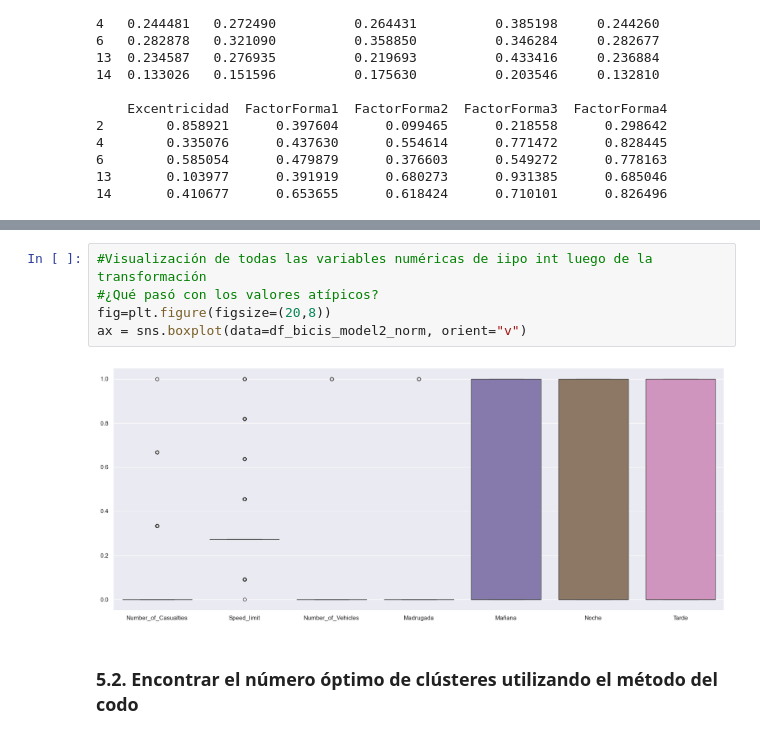
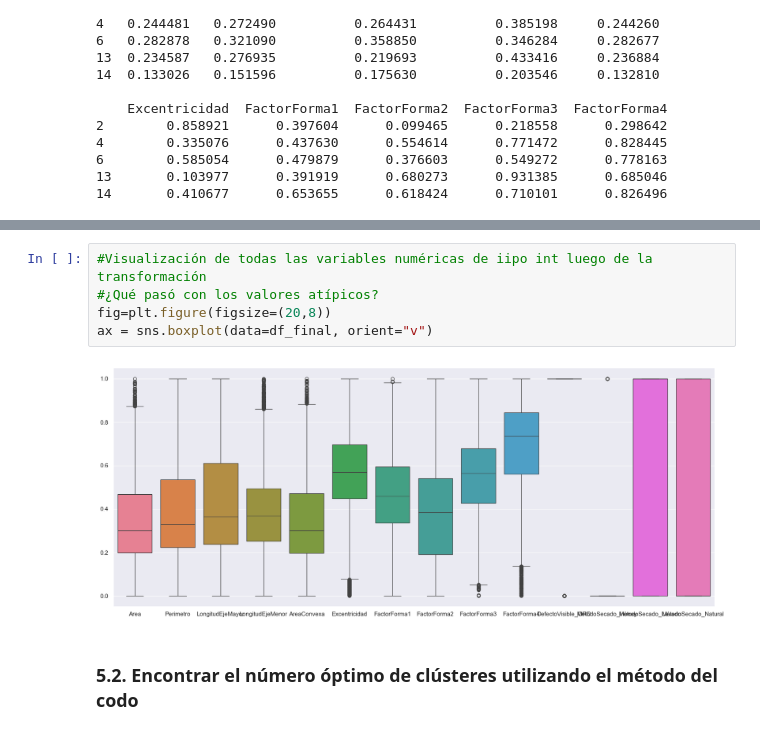
Before and after one commit to renegade93/business-intelligence-2025-2, a Jupyter notebook: laboratorio-2/Agrupacion_senecafe_alpes.ipynb, the cells around one changed output, grey strips where cells are left out. Saved outputs shown, nothing was run; the diff lists cells and outputs as text.

```diff
--- a/laboratorio-2/Agrupacion_senecafe_alpes.ipynb
+++ b/laboratorio-2/Agrupacion_senecafe_alpes.ipynb
@@ -917,10 +591,10 @@ df_bicis_model2_norm
 # %%
 #Visualización de todas las variables numéricas de iipo int luego de la transformación
 #¿Qué pasó con los valores atípicos?
 fig=plt.figure(figsize=(20,8))
-ax = sns.boxplot(data=df_bicis_model2_norm, orient="v")
+ax = sns.boxplot(data=df_final, orient="v")
 # %% [output]
-[figure, old version]
+[figure, new version]
 # %% [markdown]
 ### 5.2. Encontrar el número óptimo de clústeres utilizando el método del codo
 # %% [markdown]
```
Also changed, not shown: parts of 62 cells of this notebook.
